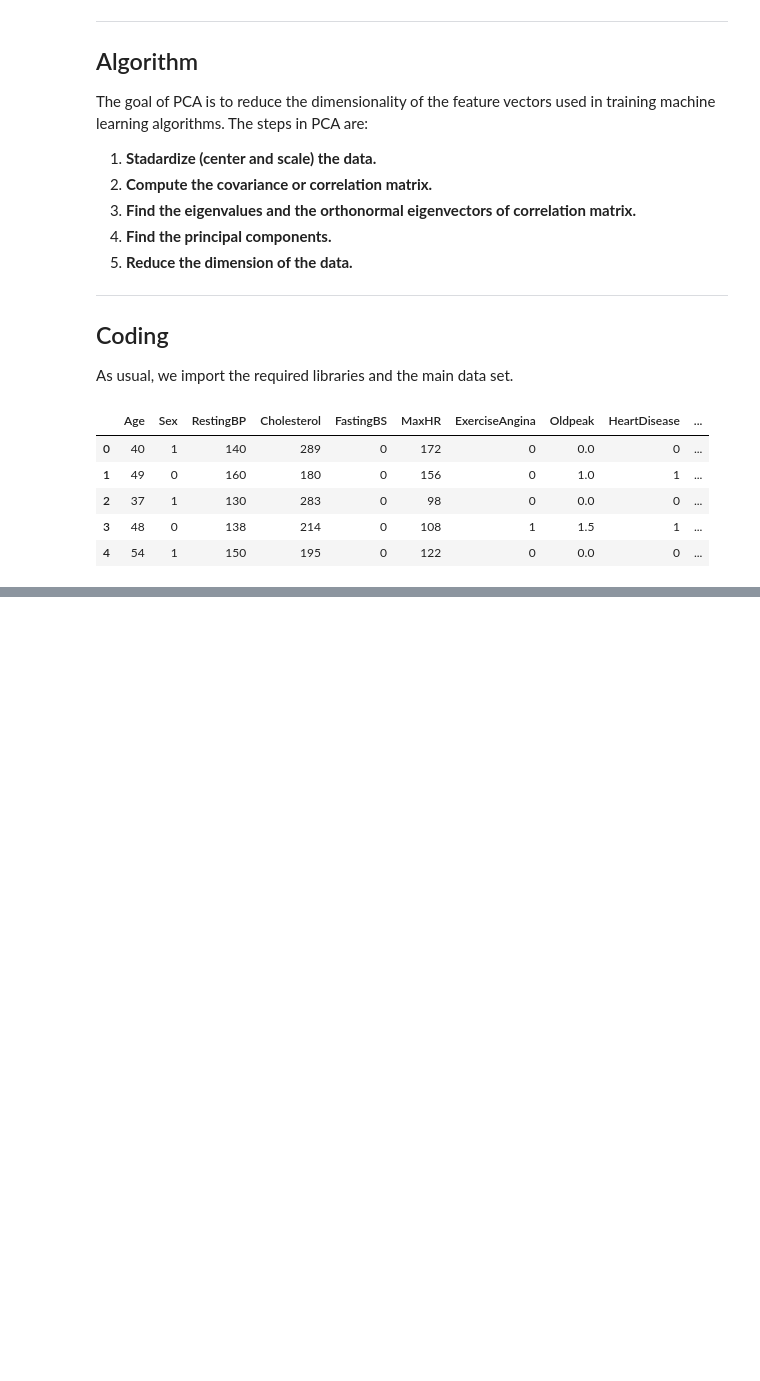
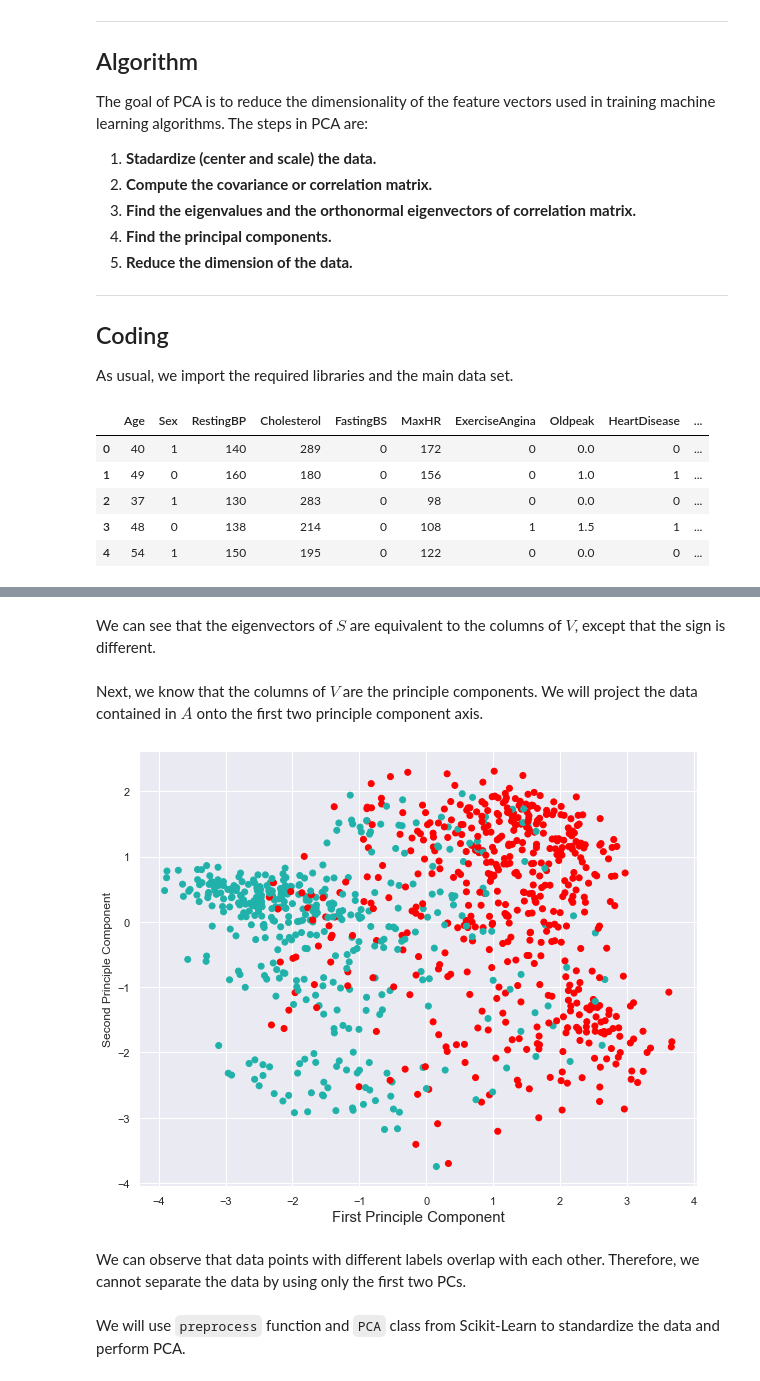
Before and after one commit to YulinLi98/INDE_577_Repo, a Jupyter notebook: Unsupervised_Learning/Principle_Component_Analysis/Principle_Component_Analysis.ipynb, the cells around one changed output, grey strips where cells are left out. Drawn from its saved outputs; the diff is of its cells as text; code cells hidden in the pictures; blank space fills up the shorter version.

````diff
--- a/Unsupervised_Learning/Principle_Component_Analysis/Principle_Component_Analysis.ipynb
+++ b/Unsupervised_Learning/Principle_Component_Analysis/Principle_Component_Analysis.ipynb
@@ -60,4 +60,4 @@ df.head()
 | 4 | 54 | 1 | 150 | 195 | 0 | 122 | 0 | 0.0 | 0 | ... |
 # %%
 X = df.drop('HeartDisease',axis=1)
-y = df.HeartDisease.to_numpy()
+y = df.HeartDisease
@@ -79,3 +67,4 @@ Finally, we form the $m\times n$ matrix $A$.
 me = np.mean(X)
 se = np.std(X, ddof=1)
 A = (X - me)/se
+A = A.to_numpy()
@@ -81,0 +86,7 @@ A = (X - me)/se
+# %%
+## SVD of A
+U, sigma, Vt = np.linalg.svd(A, full_matrices=False)
+
+print(f"np.shape(U) = {np.shape(U)}")
+print(f"np.shape(sigma) = {np.shape(sigma)}")
+print(f"np.shape(Vt) = {np.shape(Vt)} \n")
@@ -81,0 +127,27 @@ A = (X - me)/se
+# %% [markdown]
+We can see that the eigenvectors of $S$ are equivalent to the columns of $V$, except that the sign is different.
+# %% [markdown]
+Next, we know that the columns of $V$ are the principle components. We will project the data contained in $A$ onto the first two principle component axis.
+# %%
+W2 = Vt.T[:,:2]
+X2D = A.dot(W2)
+# %%
+def colors(y):
+    if y == 1:
+        return "red"
+    else:
+        return "lightseagreen"
+
+c = [colors(label) for label in y]
+
+plt.figure(figsize = (10, 8))
+plt.scatter(X2D[:, 0], X2D[:, 1], c = c)
+plt.xlabel("First Principle Component", fontsize = 15)
+plt.ylabel("Second Principle Component")
+plt.show()
+# %% [output]
+[figure, added]
+# %% [markdown]
+We can observe that data points with different labels overlap with each other. Therefore, we cannot separate the data by using only the first two PCs.
+# %% [markdown]
+We will use ```preprocess``` function and ```PCA``` class from Scikit-Learn to standardize the data and perform PCA.
````
Also changed, not shown: parts of 18 cells of this notebook, 1 other file.
